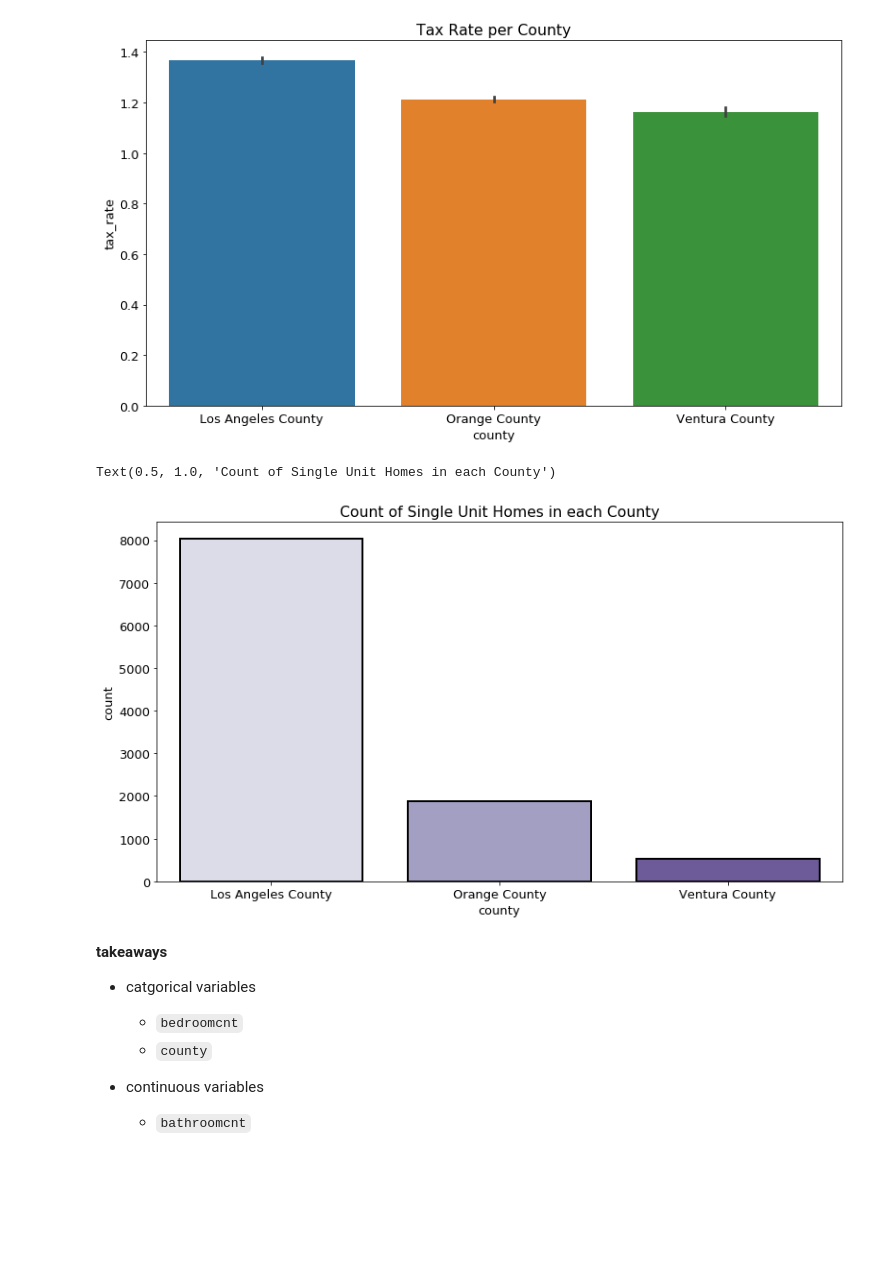
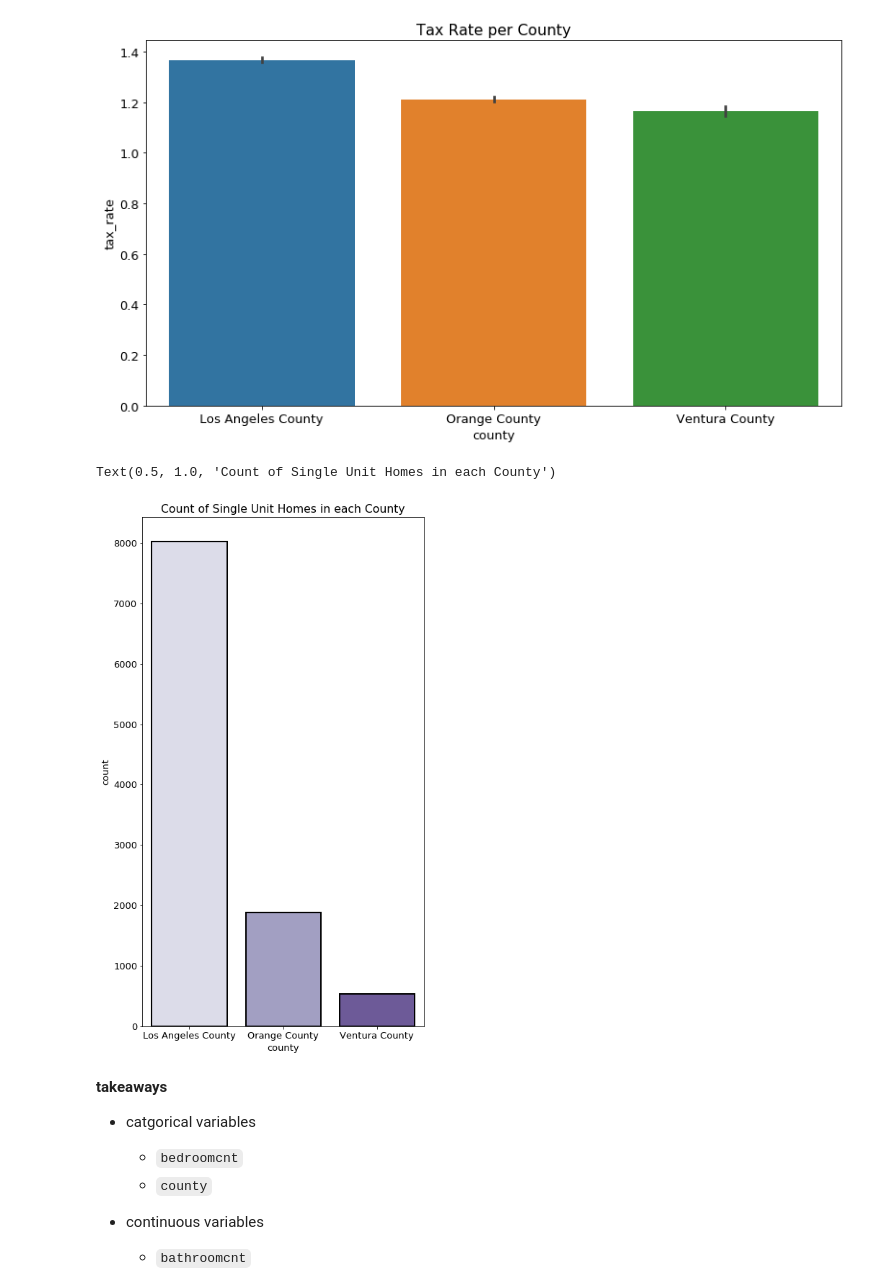
Before and after one commit to Brandon-Martinez27/zillow_regression_project, a Jupyter notebook: zillow_notebook_b.ipynb, the cells around one changed output. Saved outputs shown, nothing was run; the diff lists cells and outputs as text; code cells hidden in the pictures; blank space fills up the shorter version.

```diff
--- a/zillow_notebook_b.ipynb
+++ b/zillow_notebook_b.ipynb
@@ -220,8 +223,9 @@ Text(0.5, 1.0, 'Tax Rate per County')
 [figure]
 # %%
 # visualize the number of single unit homes for each county
+plt.rc("figure", figsize= (7,13))
 sns.countplot(x = 'county', data=train, palette='Purples', ec='black', linewidth=2)
 plt.title('Count of Single Unit Homes in each County')
 # %% [output]
 Text(0.5, 1.0, 'Count of Single Unit Homes in each County')
-[figure, old version]
+[figure, new version]
```
Also changed, not shown: parts of 26 cells of this notebook.
